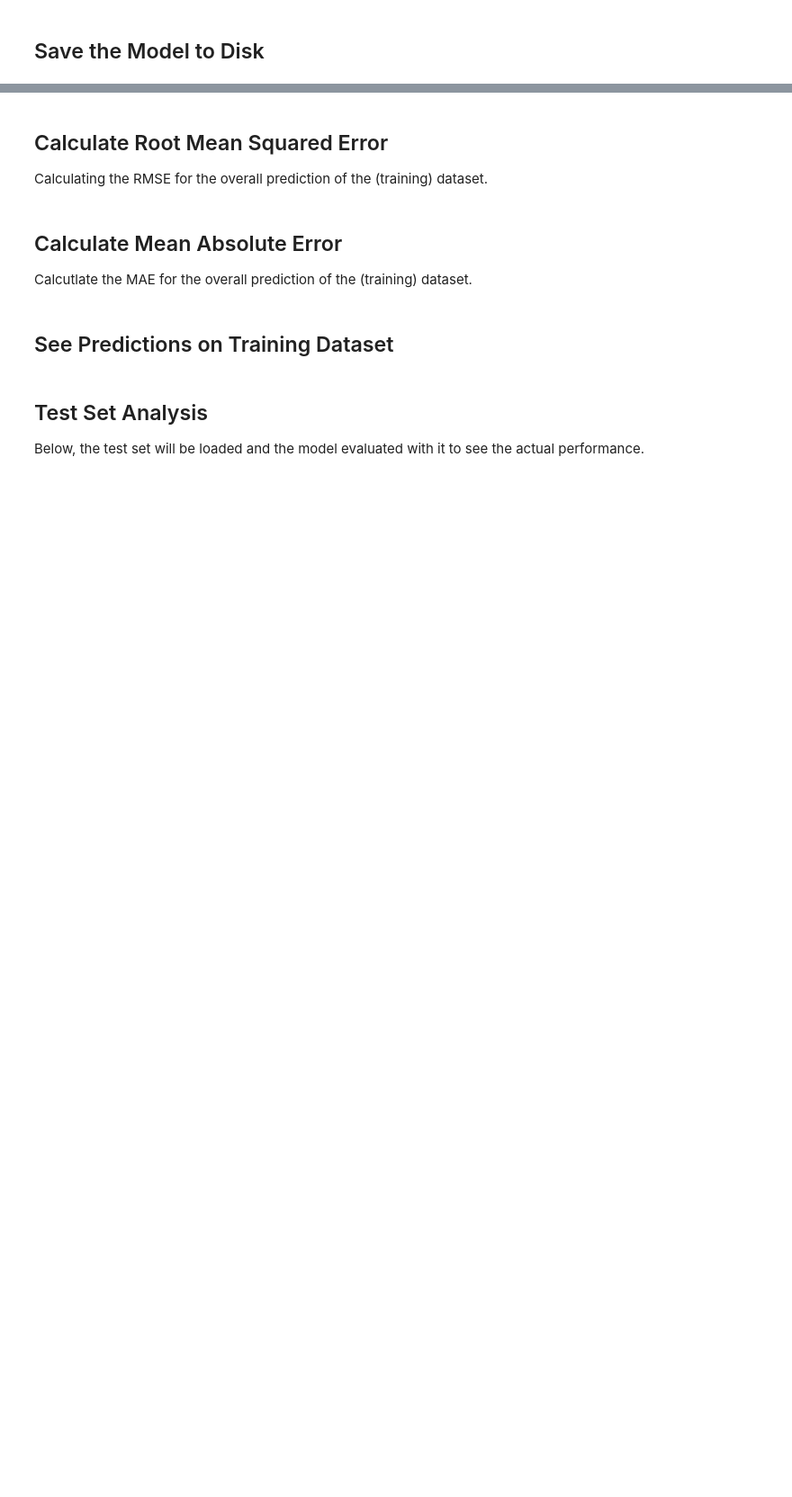
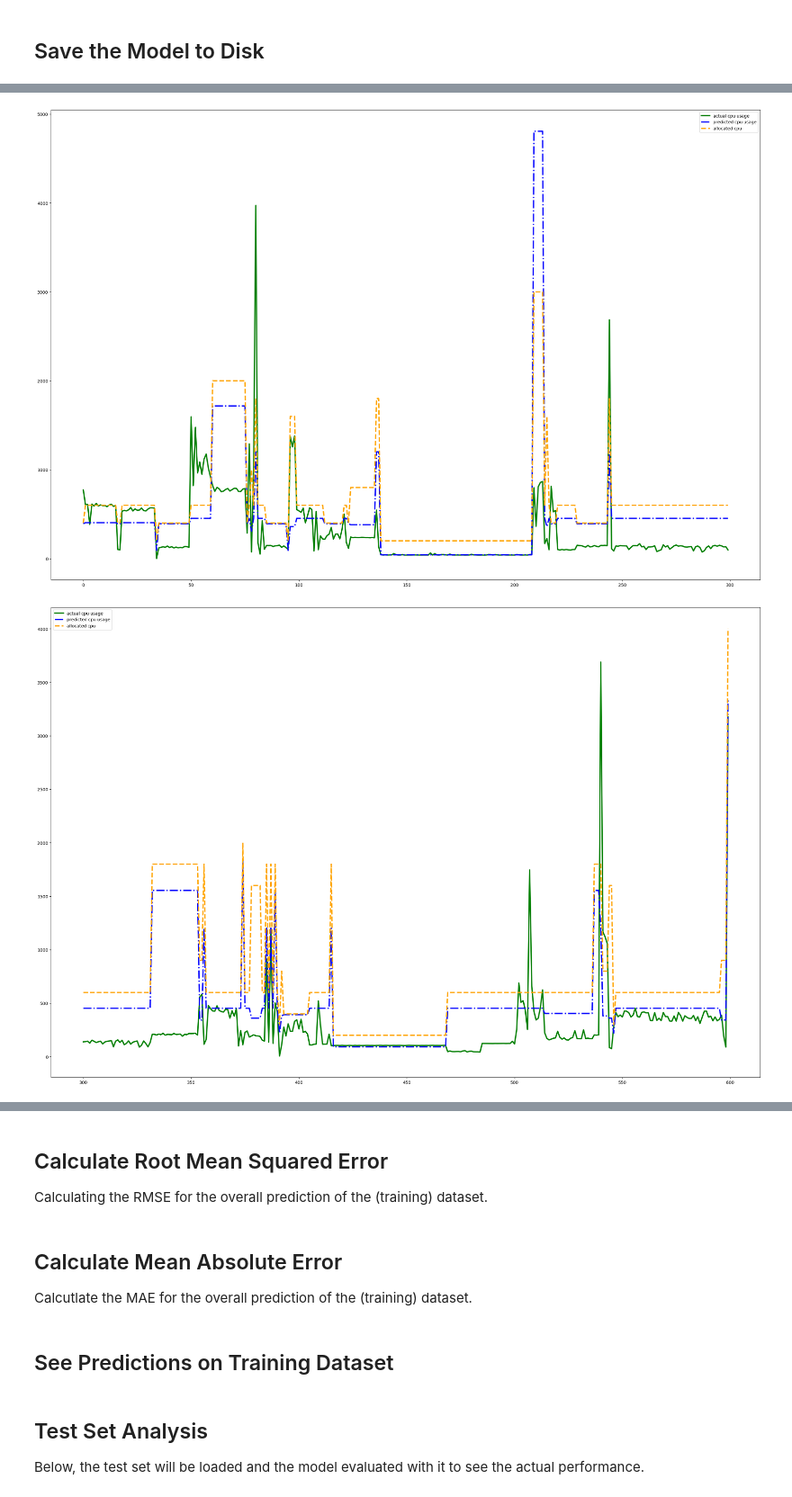
Before and after one commit to MyGodItsFull0fStars/alibaba_clusterdata, a Jupyter notebook: cluster-trace-gpu-v2020/prediction/lstm_general_prediction.ipynb, the cells around one changed output, grey strips where cells are left out. Shown at 90% size. Saved outputs shown, nothing was run; the diff lists cells and outputs as text; code cells hidden in the pictures; blank space fills up the shorter version.

```diff
--- a/cluster-trace-gpu-v2020/prediction/lstm_general_prediction.ipynb
+++ b/cluster-trace-gpu-v2020/prediction/lstm_general_prediction.ipynb
@@ -240,0 +279,20 @@ combined_df.plot.line()
+# %%
+cycler = plt.cycler(linestyle=['-', '-.', '--', '-', '--', '-', '--'],
+                    color=['green', 'blue', 'orange', 'orange', 'orange', 'green', 'green'],
+)
+
+
+
+# combined_df.iloc[250:500].plot(ax=ax, figsize=(30, 25), linewidth=2)
+
+
+step: int = 300
+for i in range(0, len(combined_df), step):
+    fig, ax = plt.subplots()
+    ax.set_prop_cycle(cycler)
+    # combined_df.iloc[i:i+step].plot.line(figsize=(30, 20), linewidth=3, ax=ax)
+    plot = combined_df.iloc[i:i+step].plot
+    plot.line(figsize=(30, 20), linewidth=3, ax=ax).figure.savefig(f'plot_{i}_{i+step}.png')
+# %% [output]
+[figure, added]
+[figure, added]
```
Also changed, not shown: parts of 11 cells of this notebook.
